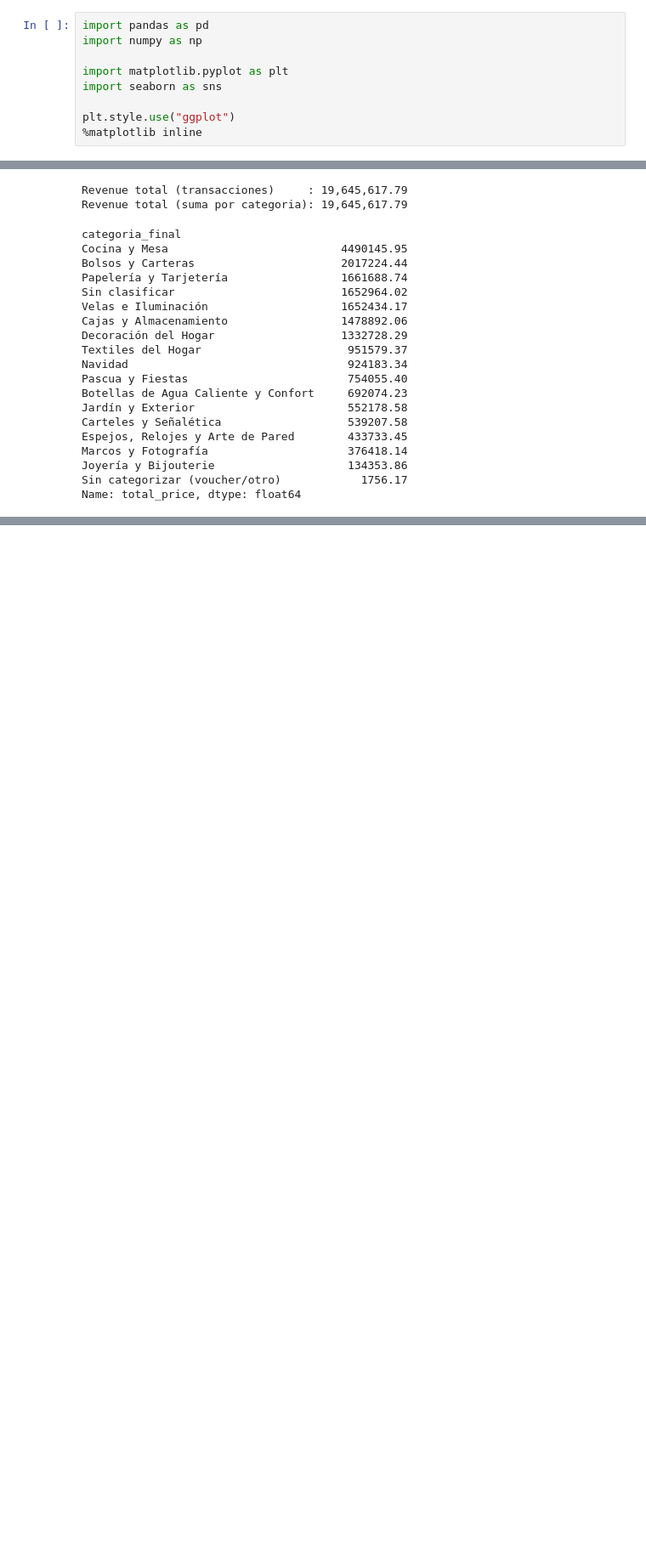
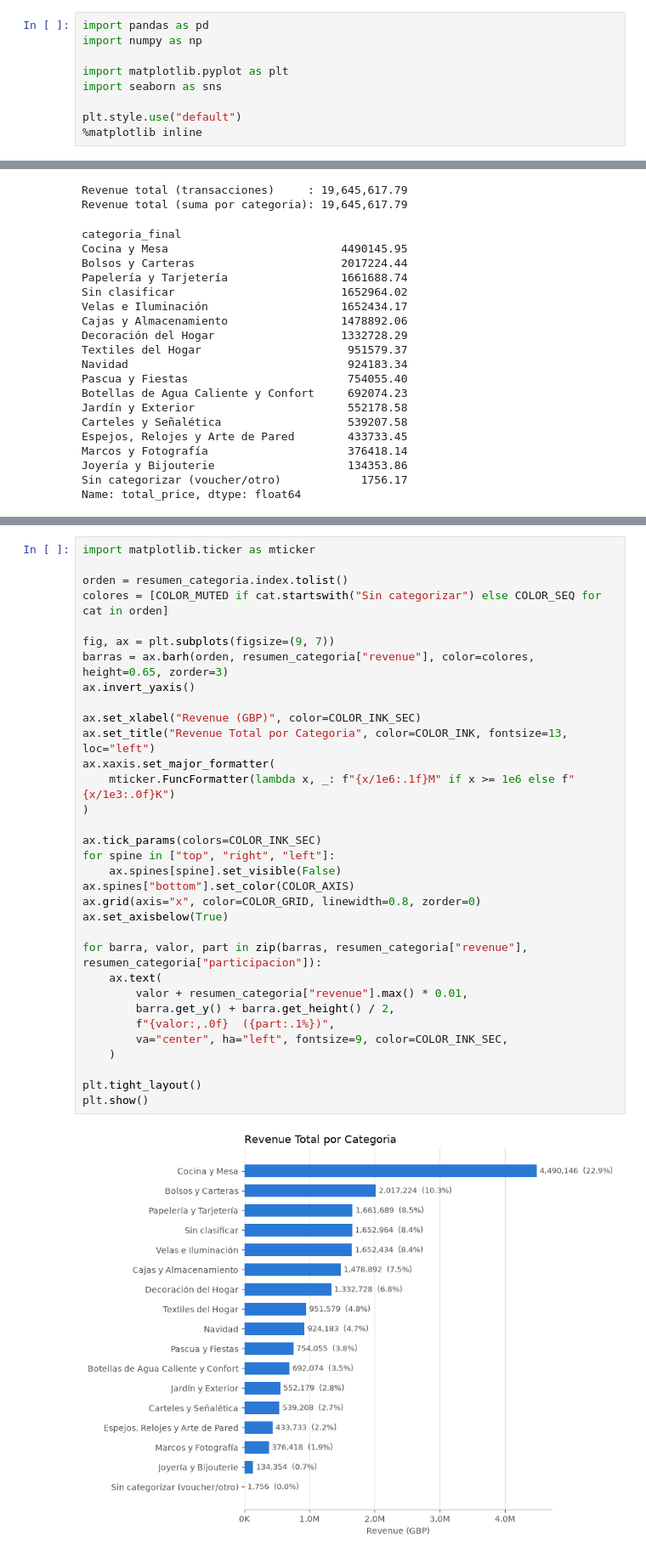
Before and after one commit to AgusPluda/product-classifier-project, a Jupyter notebook: product_sales_analysis.ipynb, the cells around one changed output, grey strips where cells are left out. Shown at 85% size. Saved outputs shown, nothing was run; the diff lists cells and outputs as text; blank space fills up the shorter version.

Commit message:
Add power bi file Add power bi images Add power bi theme & scripts Update product_sales_analysis Update README

```diff
--- a/product_sales_analysis.ipynb
+++ b/product_sales_analysis.ipynb
@@ -17,7 +17,7 @@ import numpy as np
 import matplotlib.pyplot as plt
 import seaborn as sns
 
-plt.style.use("ggplot")
+plt.style.use("default")
 %matplotlib inline
 # %% [markdown]
 ## 1. Carga de datos
@@ -109,0 +165,35 @@ Name: total_price, dtype: float64
+# %%
+import matplotlib.ticker as mticker
+
+orden = resumen_categoria.index.tolist()
+colores = [COLOR_MUTED if cat.startswith("Sin categorizar") else COLOR_SEQ for cat in orden]
+
+fig, ax = plt.subplots(figsize=(9, 7))
+barras = ax.barh(orden, resumen_categoria["revenue"], color=colores, height=0.65, zorder=3)
+ax.invert_yaxis()
+
+ax.set_xlabel("Revenue (GBP)", color=COLOR_INK_SEC)
+ax.set_title("Revenue Total por Categoria", color=COLOR_INK, fontsize=13, loc="left")
+ax.xaxis.set_major_formatter(
+    mticker.FuncFormatter(lambda x, _: f"{x/1e6:.1f}M" if x >= 1e6 else f"{x/1e3:.0f}K")
+)
+
+ax.tick_params(colors=COLOR_INK_SEC)
+for spine in ["top", "right", "left"]:
+    ax.spines[spine].set_visible(False)
+ax.spines["bottom"].set_color(COLOR_AXIS)
+ax.grid(axis="x", color=COLOR_GRID, linewidth=0.8, zorder=0)
+ax.set_axisbelow(True)
+
+for barra, valor, part in zip(barras, resumen_categoria["revenue"], resumen_categoria["participacion"]):
+    ax.text(
+        valor + resumen_categoria["revenue"].max() * 0.01,
+        barra.get_y() + barra.get_height() / 2,
+        f"{valor:,.0f}  ({part:.1%})",
+        va="center", ha="left", fontsize=9, color=COLOR_INK_SEC,
+    )
+
+plt.tight_layout()
+plt.show()
+# %% [output]
+[figure, added]
```
Also changed, not shown: parts of 22 cells of this notebook, 16 other files.
